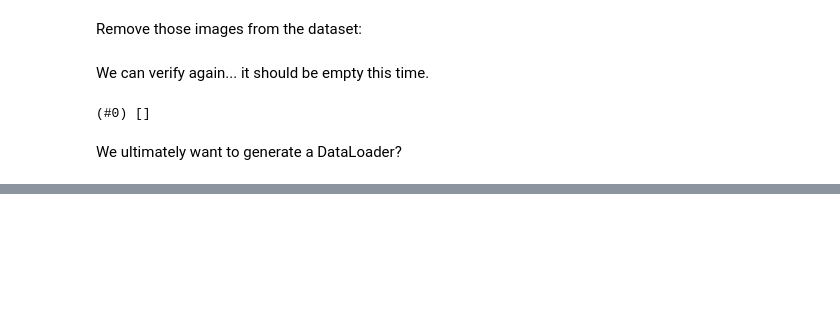
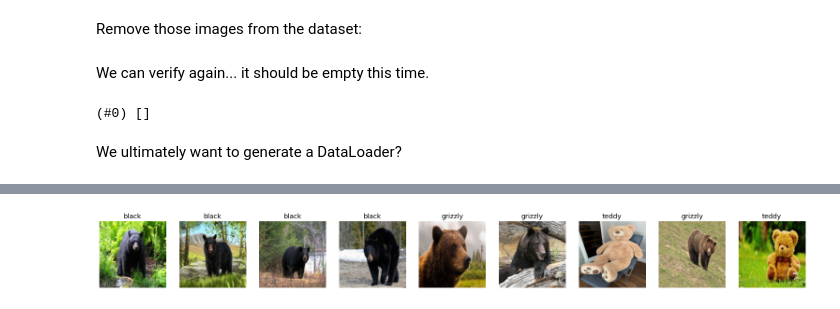
Before and after one commit to felipevaldes/FastAI, a Jupyter notebook: production.ipynb, the cells around one changed output, grey strips where cells are left out. Cells and saved outputs as stored; diff of their text form; code cells hidden in the pictures; blank space fills up the shorter version.

Commit message:
dataloaders

```diff
--- a/production.ipynb
+++ b/production.ipynb
@@ -81,0 +96,6 @@ dls
+# %%
+bears = bears.new(item_tfms=Resize(size=128, method=ResizeMethod.Squish))
+dls = bears.dataloaders(path)
+dls.valid.show_batch(nrows=1)
+# %% [output]
+[figure, added]
```
Also changed, not shown: parts of 13 cells of this notebook, 1 other file.
